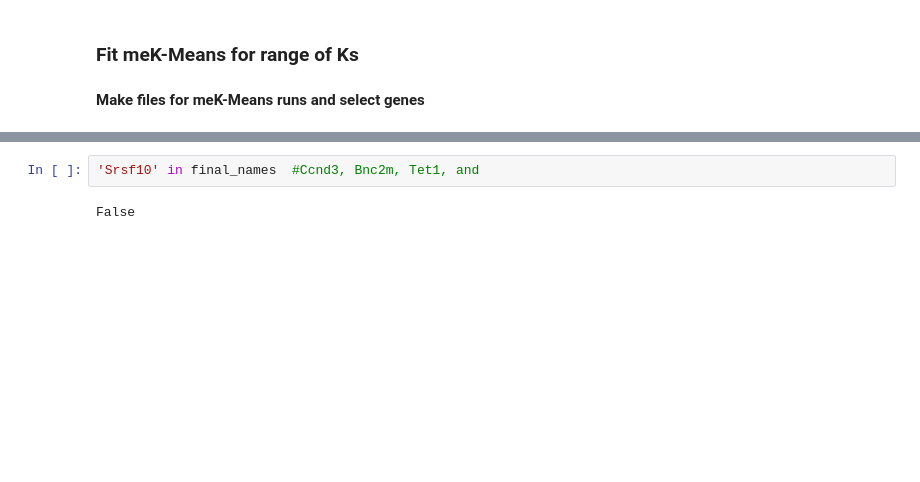
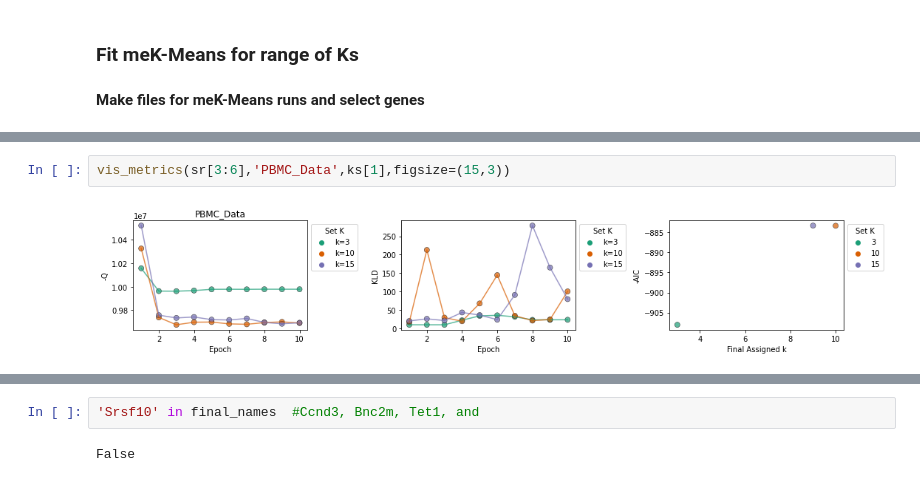
Before and after one commit to tarachari3/perturbCME, a Jupyter notebook: notebooks/20240311_meKMeans_explorData.ipynb, the cells around one changed output, grey strips where cells are left out. Saved outputs shown, nothing was run; the diff lists cells and outputs as text; blank space fills up the shorter version.

```diff
--- a/notebooks/20240311_meKMeans_explorData.ipynb
+++ b/notebooks/20240311_meKMeans_explorData.ipynb
@@ -287,0 +491,4 @@ WARNING:root:Selecting 339 genes required 100.0% dataset threshold.
+# %%
+vis_metrics(sr[3:6],'PBMC_Data',ks[1],figsize=(15,3))
+# %% [output]
+[figure, added]
```
Also changed, not shown: parts of 21 cells of this notebook, 3 other files.
